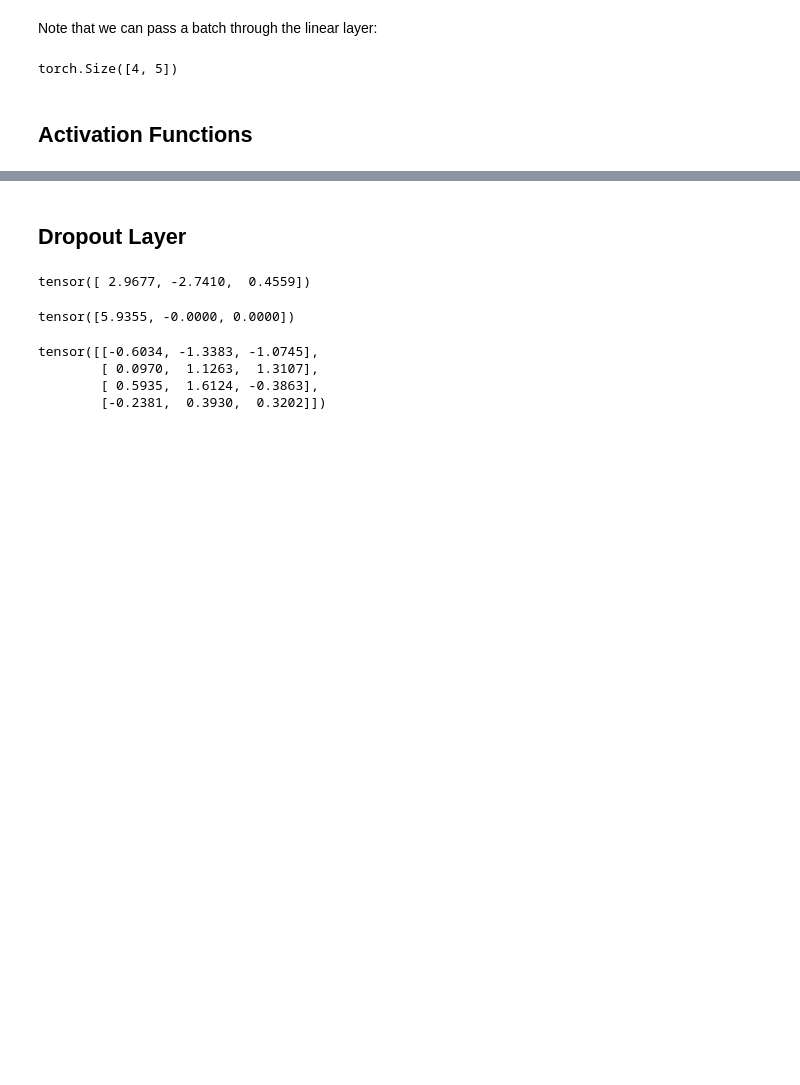
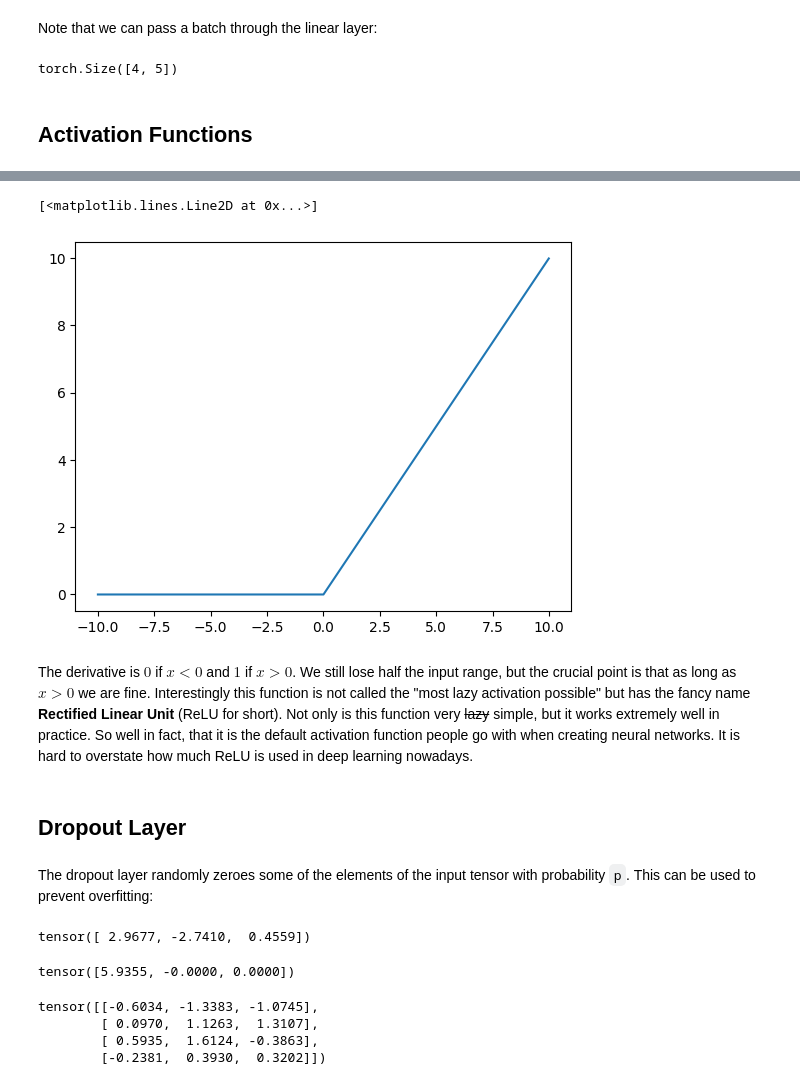
Before and after one commit to uhasker/large-language-models, a Jupyter notebook: _sources/chapter4/layers.ipynb, the cells around one changed output, grey strips where cells are left out. Saved outputs shown, nothing was run; the diff lists cells and outputs as text; code cells hidden in the pictures; blank space fills up the shorter version.

```diff
--- a/_sources/chapter4/layers.ipynb
+++ b/_sources/chapter4/layers.ipynb
@@ -67,5 +114,16 @@ nn.ReLU, nn.GELU
+# %%
+relu_xs = np.arange(-10, 10, 0.01)
+relu_ys = np.maximum(0, relu_xs)
+plt.plot(relu_xs, relu_ys)
+# %% [output]
+[<matplotlib.lines.Line2D at 0x...>]
+[figure, added]
+# %% [markdown]
+The derivative is $0$ if $x < 0$ and $1$ if $x > 0$. We still lose half the input range, but the crucial point is that as long as $x > 0$ we are fine. Interestingly this function is not called the "most lazy activation possible" but has the fancy name **Rectified Linear Unit** (ReLU for short). Not only is this function very ~~lazy~~ simple, but it works extremely well in practice. So well in fact, that it is the default activation function people go with when creating neural networks. It is hard to overstate how much ReLU is used in deep learning nowadays.
 # %% [markdown]
 ## Dropout Layer
+# %% [markdown]
+The dropout layer randomly zeroes some of the elements of the input tensor with probability `p`. This can be used to prevent overfitting:
 # %%
 dropout_layer = nn.Dropout(p=0.5)
 
```
Also changed, not shown: parts of 21 cells of this notebook, 17 other files.
